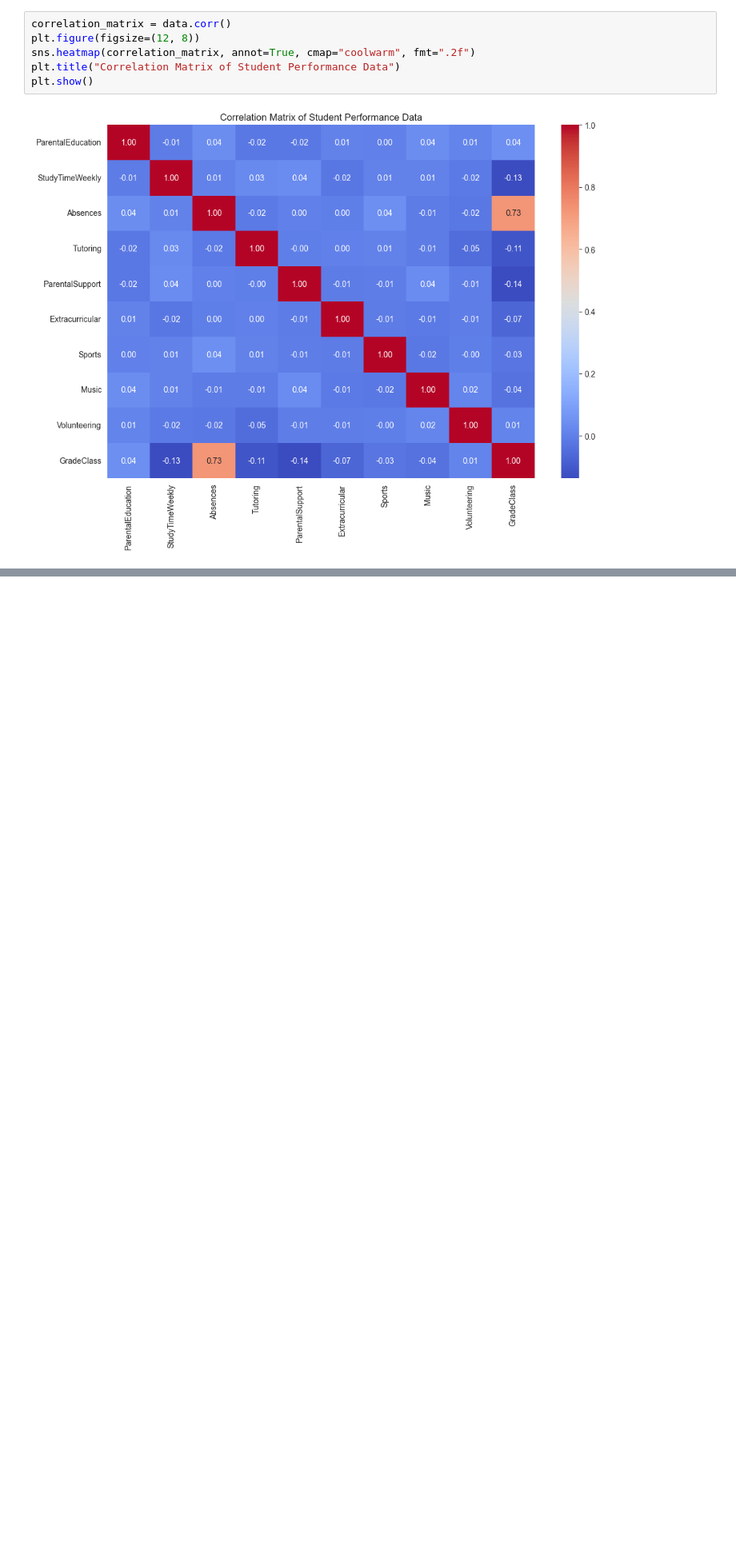
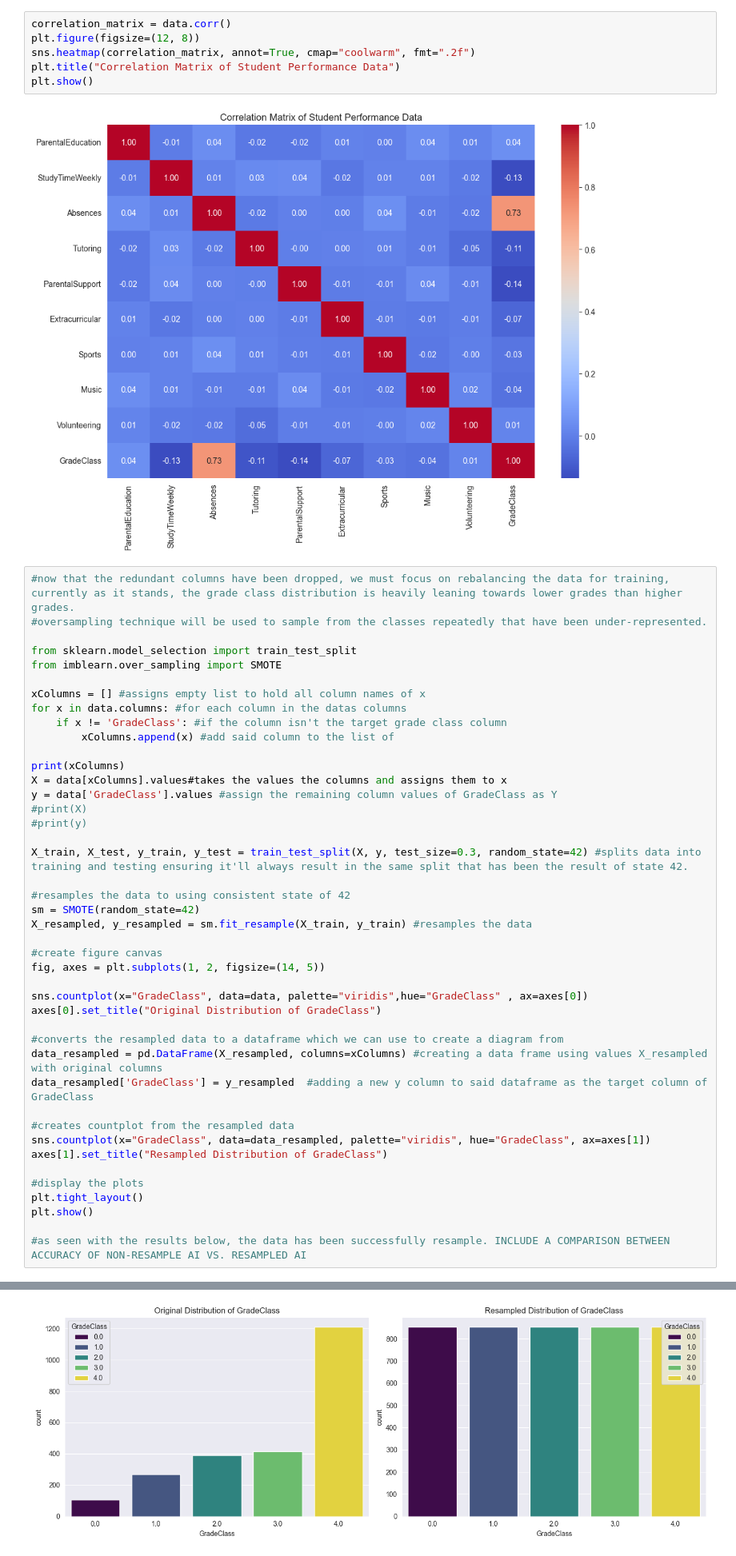
Before and after one commit to hoangcanthi/INM-701-coursework-group-Viet-Hoang-Pham---Jakub-Wochniak, a Jupyter notebook: Main.ipynb, the cells around one changed output, grey strips where cells are left out. Shown at 80% size. Cells and saved outputs as stored; diff of their text form; blank space fills up the shorter version.

Commit message:
Added data resampling to so that all gradeclass points are equally represented to avoid overfitting for smaller higher-end grade sample sizes in the long run.

```diff
--- a/Main.ipynb
+++ b/Main.ipynb
@@ -121,3 +121,47 @@ plt.title("Correlation Matrix of Student Performance Data")
 plt.show()
 # %% [output]
 [figure]
+# %%
+#now that the redundant columns have been dropped, we must focus on rebalancing the data for training, currently as it stands, the grade class distribution is heavily leaning towards lower grades than higher grades.
+#oversampling technique will be used to sample from the classes repeatedly that have been under-represented.
+
+from sklearn.model_selection import train_test_split
+from imblearn.over_sampling import SMOTE
+
+xColumns = [] #assigns empty list to hold all column names of x
+for x in data.columns: #for each column in the datas columns
+    if x != 'GradeClass': #if the column isn't the target grade class column
+        xColumns.append(x) #add said column to the list of
+
+print(xColumns)
+X = data[xColumns].values#takes the values the columns and assigns them to x
+y = data['GradeClass'].values #assign the remaining column values of GradeClass as Y
+#print(X)
+#print(y)
+
+X_train, X_test, y_train, y_test = train_test_split(X, y, test_size=0.3, random_state=42) #splits data into training and testing ensuring it'll always result in the same split that has been the result of state 42.
+
+#resamples the data to using consistent state of 42
+sm = SMOTE(random_state=42)
+X_resampled, y_resampled = sm.fit_resample(X_train, y_train) #resamples the data
+
+#create figure canvas
+fig, axes = plt.subplots(1, 2, figsize=(14, 5))
+
+sns.countplot(x="GradeClass", data=data, palette="viridis",hue="GradeClass" , ax=axes[0])
+axes[0].set_title("Original Distribution of GradeClass")
+
+#converts the resampled data to a dataframe which we can use to create a diagram from
+data_resampled = pd.DataFrame(X_resampled, columns=xColumns) #creating a data frame using values X_resampled with original columns
+data_resampled['GradeClass'] = y_resampled  #adding a new y column to said dataframe as the target column of GradeClass
+
+#creates countplot from the resampled data
+sns.countplot(x="GradeClass", data=data_resampled, palette="viridis", hue="GradeClass", ax=axes[1])
+axes[1].set_title("Resampled Distribution of GradeClass")
+
+#display the plots
+plt.tight_layout()
+plt.show()
+
+#as seen with the results below, the data has been successfully resample. INCLUDE A COMPARISON BETWEEN ACCURACY OF NON-RESAMPLE AI VS. RESAMPLED AI
+# %% [output]
@@ -123,0 +169 @@ plt.show()
+[figure, added]
```
Also changed, not shown: parts of 1 cell of this notebook.
